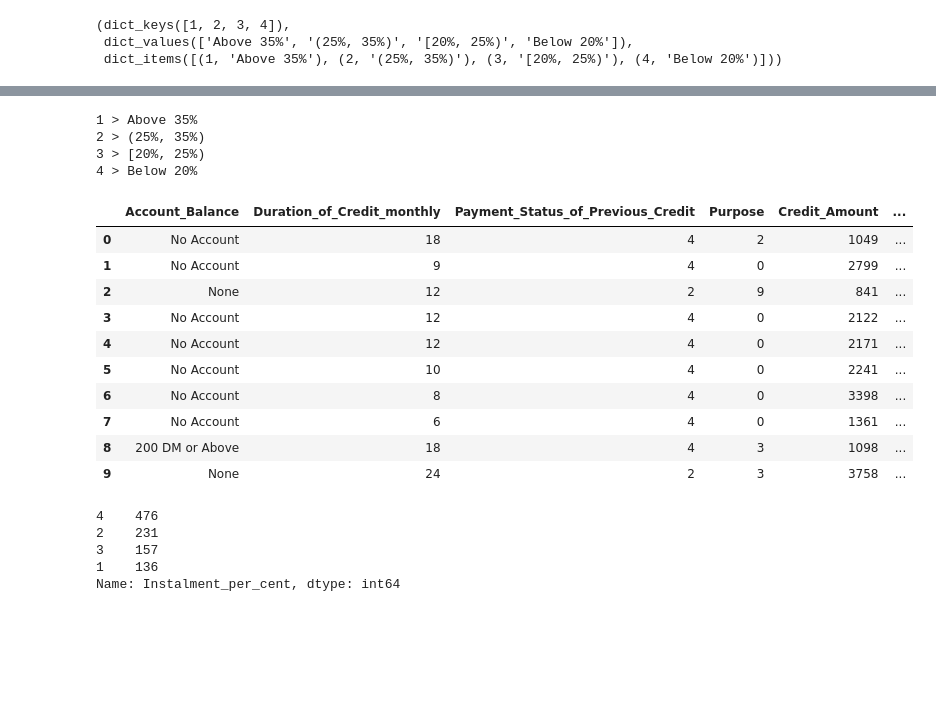
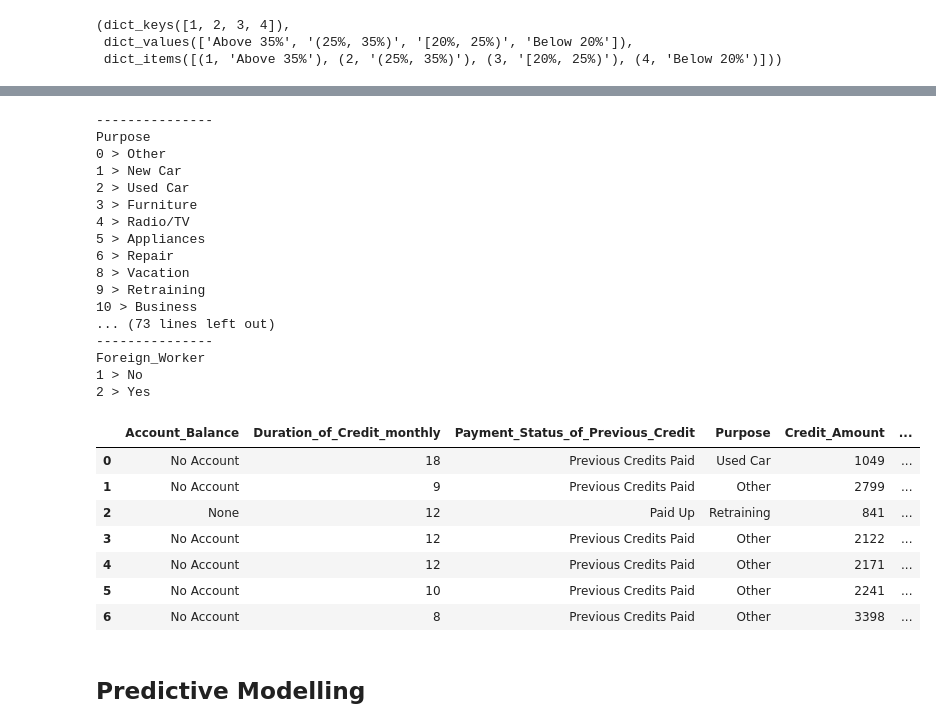
Before and after one commit to georgek2/ENd-To-EnD, a Jupyter notebook: 12_German_CD/gaurav.ipynb, the cells around one changed output, grey strips where cells are left out. Drawn from its saved outputs; the diff is of its cells as text; code cells hidden in the pictures; blank space fills up the shorter version.

```diff
--- a/12_German_CD/gaurav.ipynb
+++ b/12_German_CD/gaurav.ipynb
@@ -203,5 +313,3 @@ trial_one(new_X, 'Instalment_per_cent')
 (dict_keys([1, 2, 3, 4]),
  dict_values(['Above 35%', '(25%, 35%)', '[20%, 25%)', 'Below 20%']),
  dict_items([(1, 'Above 35%'), (2, '(25%, 35%)'), (3, '[20%, 25%)'), (4, 'Below 20%')]))
-# %%
-cols = ['Instalment_per_cent']
@@ -208,27 +325,41 @@ cols = ['Instalment_per_cent']
 # %%
-def map_values(df, values_map, list):
-    new_df = df.copy()
-    for col in list:
+def map_values(df, values_map):
+
+    cols = values_map.keys()
+
+    for col in cols:
+        print('---------------')
+        print(col)
         for k, v in values_map[col].items():
             print(f'{k} > {v}')
-            new_df = new_df.replace({col : {k : v}})
+            df = df.replace({col : {k : v}})
 
-    return new_df.head(10)
+    return df.head(7)
 # %%
-map_values(new_X, values_map, cols)
+map_values(new_X, values_map)
 # %% [output]
-1 > Above 35%
-2 > (25%, 35%)
-3 > [20%, 25%)
-4 > Below 20%
+---------------
+Purpose
+0 > Other
+1 > New Car
+2 > Used Car
+3 > Furniture
+4 > Radio/TV
+5 > Appliances
+6 > Repair
+8 > Vacation
+9 > Retraining
+10 > Business
+... (73 lines left out)
+---------------
+Foreign_Worker
+1 > No
+2 > Yes
 |  | Account_Balance | Duration_of_Credit_monthly | Payment_Status_of_Previous_Credit | Purpose | Credit_Amount | ... |
-| 0 | No Account | 18 | 4 | 2 | 1049 | ... |
-| 1 | No Account | 9 | 4 | 0 | 2799 | ... |
-| 2 | None | 12 | 2 | 9 | 841 | ... |
-| 3 | No Account | 12 | 4 | 0 | 2122 | ... |
-| 4 | No Account | 12 | 4 | 0 | 2171 | ... |
-| 5 | No Account | 10 | 4 | 0 | 2241 | ... |
-| 6 | No Account | 8 | 4 | 0 | 3398 | ... |
-| 7 | No Account | 6 | 4 | 0 | 1361 | ... |
-| 8 | 200 DM or Above | 18 | 4 | 3 | 1098 | ... |
-| 9 | None | 24 | 2 | 3 | 3758 | ... |
+| 0 | No Account | 18 | Previous Credits Paid | Used Car | 1049 | ... |
+| 1 | No Account | 9 | Previous Credits Paid | Other | 2799 | ... |
+| 2 | None | 12 | Paid Up | Retraining | 841 | ... |
+| 3 | No Account | 12 | Previous Credits Paid | Other | 2122 | ... |
+| 4 | No Account | 12 | Previous Credits Paid | Other | 2171 | ... |
+| 5 | No Account | 10 | Previous Credits Paid | Other | 2241 | ... |
+| 6 | No Account | 8 | Previous Credits Paid | Other | 3398 | ... |
@@ -237,8 +366,2 @@ sub_df =
-# %%
-new_X['Instalment_per_cent'].value_counts()
-# %% [output]
-4    476
-2    231
-3    157
-1    136
-Name: Instalment_per_cent, dtype: int64
+# %% [markdown]
+## Predictive Modelling
```
Also changed, not shown: parts of 22 cells of this notebook, 1 other file.
